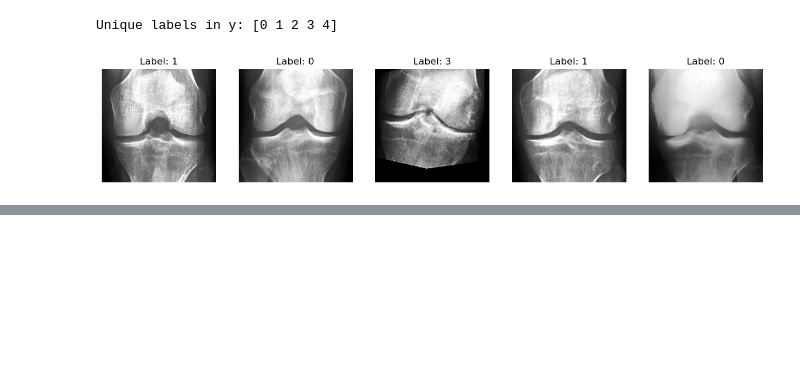
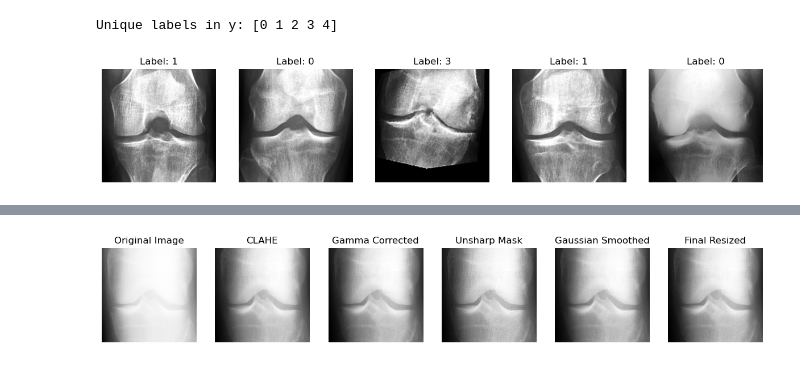
Before and after one commit to Ramachandra-2k96/Image_classification, a Jupyter notebook: Analysis.ipynb, the cells around one changed output, grey strips where cells are left out. Cells and saved outputs as stored; diff of their text form; code cells hidden in the pictures; blank space fills up the shorter version.

```diff
--- a/Analysis.ipynb
+++ b/Analysis.ipynb
@@ -185,0 +328,68 @@ plt.show()
+# %%
+import cv2
+import numpy as np
+import matplotlib.pyplot as plt
+from PIL import Image, ImageEnhance
+
+class ImagePreprocessor:
+    def __init__(self, image_path):
+        self.image_path = image_path
+        self.original_img = cv2.imread(image_path, cv2.IMREAD_GRAYSCALE)
+
+    def apply_clahe(self, clip_limit=4.0, tile_grid_size=(1, 1)):
+        clahe = cv2.createCLAHE(clipLimit=clip_limit, tileGridSize=tile_grid_size)
+        clahe_img = clahe.apply(self.original_img)
+        return clahe_img
+
+    def gamma_correction(self, image, gamma=0.9):
+        inv_gamma = 1.0 / gamma
+        gamma_img = np.array(255 * (image / 255) ** inv_gamma, dtype='uint8')
+        return gamma_img
+
+    def unsharp_mask(self, image, strength=1.5, blur_size=(3, 3)):
+        blurred = cv2.GaussianBlur(image, blur_size, 0)
+        sharpened_img = cv2.addWeighted(image, 1 + strength, blurred, -strength, 0)
+        return sharpened_img
+
+    def gaussian_smoothing(self, image, kernel_size=(3, 3)):
+        smoothed_img = cv2.GaussianBlur(image, kernel_size, 0)
+        return smoothed_img
+
+    def normalize_image(self, image):
+        normalized_img = (image - np.min(image)) / (np.max(image) - np.min(image))
+        return normalized_img
+
+    def resize_image(self, image, target_size):
+        resized_img = np.array(Image.fromarray((image * 255).astype(np.uint8)).resize(target_size))
+        return resized_img
+
+    def process_and_display(self, resize=(256, 256)):
+        # Perform all preprocessing steps
+        clahe_img = self.apply_clahe()
+        gamma_img = self.gamma_correction(clahe_img)
+        sharpened_img = self.unsharp_mask(gamma_img)
+        smoothed_img = self.gaussian_smoothing(sharpened_img)
+        normalized_img = self.normalize_image(smoothed_img)
+        final_resized_img = self.resize_image(normalized_img, resize)
+
+        # Plot the images with headings
+        images = [self.original_img, clahe_img, gamma_img, sharpened_img, smoothed_img, final_resized_img]
+        titles = ['Original Image', 'CLAHE', 'Gamma Corrected', 'Unsharp Mask', 'Gaussian Smoothed', 'Final Resized']
+
+        plt.figure(figsize=(15, 4))
+        for i, (img, title) in enumerate(zip(images, titles)):
+            plt.subplot(1, 6, i + 1)
+            plt.imshow(img, cmap='gray')
+            plt.title(title)
+            plt.axis('off')
+
+        plt.show()
+
+        return final_resized_img
+
+# Usage
+image_path = 'DATASETS/split_data/train/0/9996086L.png'
+preprocessor = ImagePreprocessor(image_path)
+final_image = preprocessor.process_and_display((512, 512))
+# %% [output]
+[figure, added]
```
Also changed, not shown: parts of 3 cells of this notebook, 4 other files.
